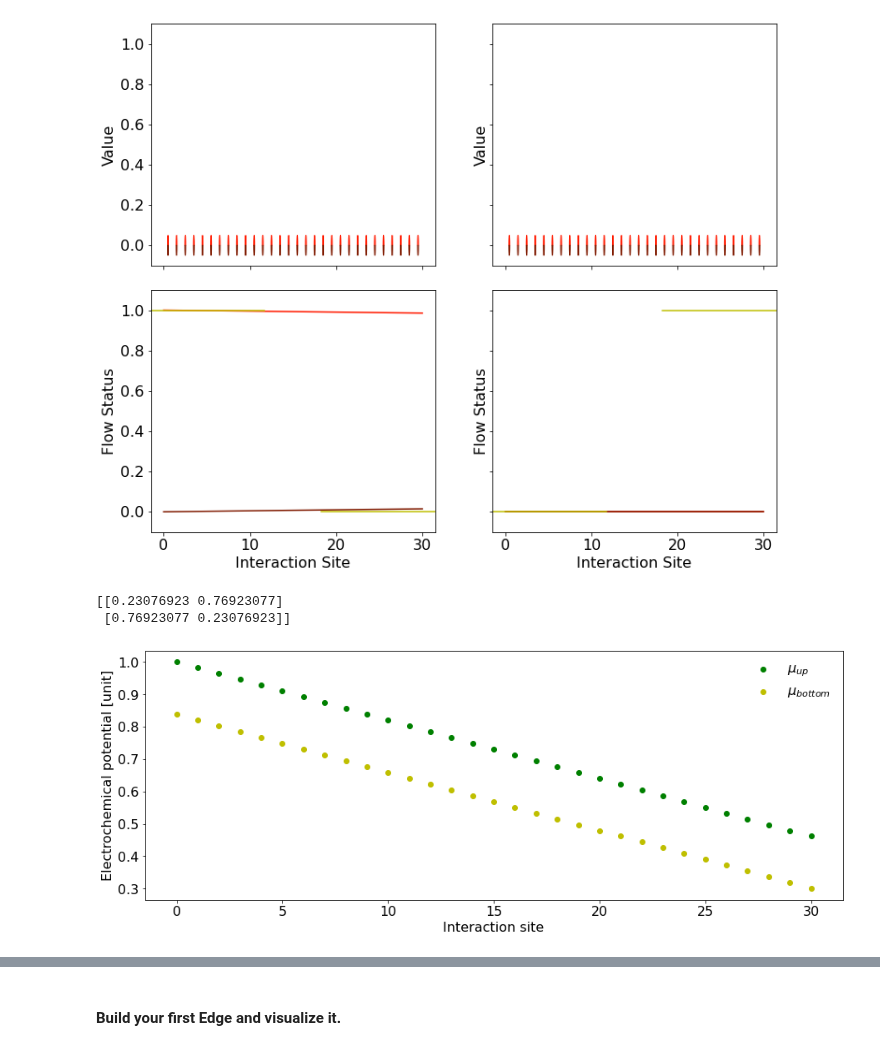
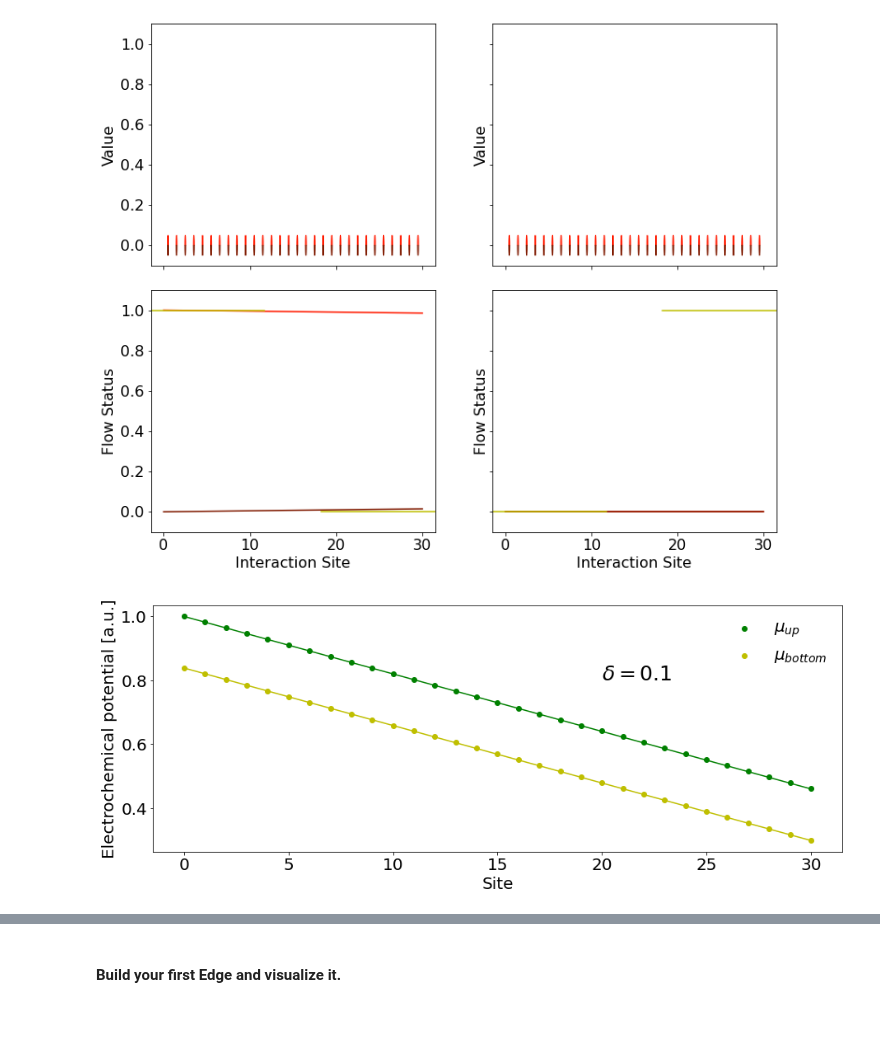
Before and after one commit to LarsonLaugh/Counterfusion, a Jupyter notebook: demo.ipynb, the cells around one changed output, grey strips where cells are left out. Saved outputs shown, nothing was run; the diff lists cells and outputs as text; code cells hidden in the pictures; blank space fills up the shorter version.

```diff
--- a/demo.ipynb
+++ b/demo.ipynb
@@ -173,7 +173,7 @@ plt.axhline(y=0.5,linestyle='--',c='k')
 from counterfusion import *
 import numpy as np
 import matplotlib.pyplot as plt
-plt.rcParams.update({'font.size': 16})
+plt.rcParams.update({'font.size': 20})
 #===============================================================
 # General information for the edge - Hyperparameters
 totalNumMover = 2
@@ -191,9 +191,10 @@ plt.figure(figsize=(15,5.5))
 plt.scatter(np.arange(0,31,1),states[0,:],c='g',label='$\\mu_{up}$')
 plt.scatter(np.arange(0,31,1),states[1,:],c='y', label='$\\mu_{bottom}$')
 plt.scatter(np.arange(0,31,1),states[0,:]-states[1,:],c='k',label='$\\mu_{up}-\\mu_{bottom}$')
-plt.plot(np.arange(0,31,1),[(states[0,0]-states[1,0])*np.exp(-x/4.5)for x in np.arange(0,31,1)],c='c',label='$e^{-x/l_{eq}}$')
+plt.plot(np.arange(0,31,1),[(states[0,0]-states[1,0])*np.exp(-x/4.5)for x in np.arange(0,31,1)],c='c',label='$e^{-L/L_{eq}}$')
 plt.legend(loc='lower right',frameon=False)
-plt.xlabel('Interaction site')
-plt.ylabel('Electrochemical potential [unit]')
+plt.xlabel('Site')
+plt.ylabel('Electrochemical potential [a.u.]')
+plt.text(x=25,y=0.8,s='$\\delta=$'+str(v01/2),fontsize=25) # this factor of 2 is due to different definition of \delta
 plt.savefig("copropagating.png")
 # %% [output]
@@ -253,32 +254,31 @@ array([[<AxesSubplot:ylabel='Value'>, <AxesSubplot:ylabel='Value'>],
 # %%
 from counterfusion import *
 import numpy as np
 import matplotlib.pyplot as plt
-plt.rcParams.update({'font.size': 16})
+plt.rcParams.update({'font.size': 20})
 #===============================================================
 # General information for the edge - Hyperparameters
 totalNumMover = 2
 numForwardMover = 1
 initStates = [1,0.3]
 #===============================================================
 # Information of scattering events
 # Interaction parameters
 v01 = 0.2
 edgeDef = [[0,1,v01,30]]
 edgeInfo = generate_bynumber(edgeDef)
 edge = Edge(edgeInfo,totalNumMover,numForwardMover)
 states = edge.status_check(initStates)
 plt.figure(figsize=(15,5.5))
 plt.scatter(np.arange(0,31,1),states[0,:],c='g',label='$\\mu_{up}$')
 plt.scatter(np.arange(0,31,1),states[1,:],c='y', label='$\\mu_{bottom}$')
-# plt.scatter(np.arange(0,31,1),states[0,:]-states[1,:][::-1],c='k',label='$\\mu_{up}-\\mu_{bottom}$')
-# plt.plot(np.arange(0,31,1),[(states[0,0]-states[1,0])*np.exp(-x/4.5)for x in np.arange(0,31,1)],c='c',label='$e^{-x/l_{eq}}$')
+
 plt.legend(loc='upper right',frameon=False)
-plt.xlabel('Interaction site')
-plt.ylabel('Electrochemical potential [unit]')
-print(edge.trans_mat())
+plt.xlabel('Site')
+plt.ylabel('Electrochemical potential [a.u.]')
+plt.text(x=20,y=0.8,s='$\\delta=$'+str(v01/2),fontsize=25)
+plt.plot(np.arange(0,31,1),[states[0,0]+(-0.018*x) for x in np.arange(0,31,1)],c='g',label='$e^{-L/L_{eq}}$')
+plt.plot(np.arange(0,31,1),[states[1,0]+(-0.018*x) for x in np.arange(0,31,1)],c='y',label='$e^{-L/L_{eq}}$')
 plt.savefig("counterpropagating.png")
 # %% [output]
-[[0.23076923 0.76923077]
- [0.76923077 0.23076923]]
-[figure, old version]
+[figure, new version]
```
Also changed, not shown: parts of 3 cells of this notebook, 5 other files.
